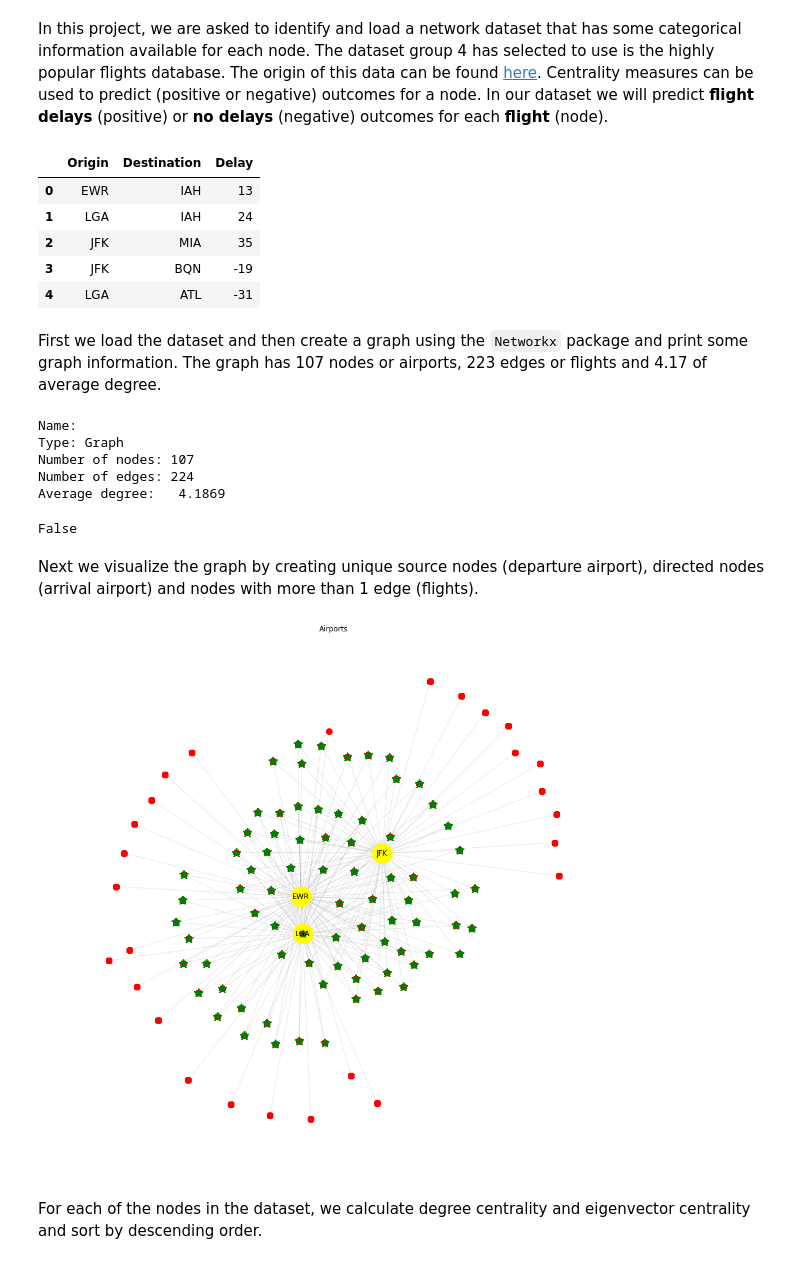
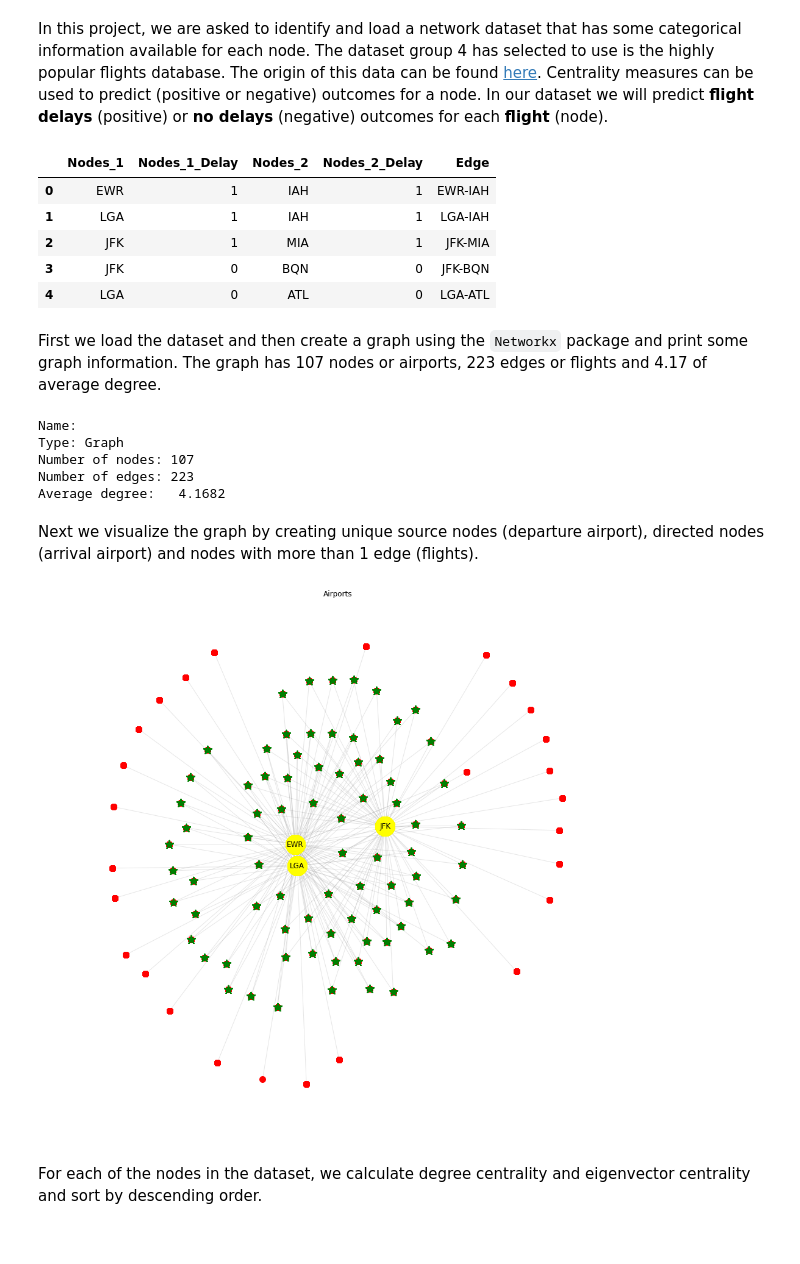
Before and after one commit to saayedalam/Web-Analytics, a Jupyter notebook: Project 1.ipynb, the cells around one changed output. Saved outputs shown, nothing was run; the diff lists cells and outputs as text; code cells hidden in the pictures.

```diff
--- a/Project 1.ipynb
+++ b/Project 1.ipynb
@@ -19,61 +19,56 @@ from networkx.algorithms import bipartite as bi
 In this project, we are asked to identify and load a network dataset that has some categorical information available for each node. The dataset group 4 has selected to use is the highly popular flights database. The origin of this data can be found [here](https://openflights.org/data.html). Centrality measures can be used to predict (positive or negative) outcomes for a node. In our dataset we will predict **flight delays** (positive) or **no delays** (negative) outcomes for each **flight** (node).
 # %%
 # load data
-airport = pd.read_csv("https://raw.githubusercontent.com/saayedalam/Data/master/Project1.1_data.csv")
+airport = pd.read_csv("https://raw.githubusercontent.com/saayedalam/Web-Analytics/master/Project1_data.csv")
 airport.head()
 # %% [output]
-|  | Origin | Destination | Delay |
-| 0 | EWR | IAH | 13 |
-| 1 | LGA | IAH | 24 |
-| 2 | JFK | MIA | 35 |
-| 3 | JFK | BQN | -19 |
-| 4 | LGA | ATL | -31 |
+|  | Nodes_1 | Nodes_1_Delay | Nodes_2 | Nodes_2_Delay | Edge |
+| 0 | EWR | 1 | IAH | 1 | EWR-IAH |
+| 1 | LGA | 1 | IAH | 1 | LGA-IAH |
+| 2 | JFK | 1 | MIA | 1 | JFK-MIA |
+| 3 | JFK | 0 | BQN | 0 | JFK-BQN |
+| 4 | LGA | 0 | ATL | 0 | LGA-ATL |
 # %% [markdown]
 First we load the dataset and then create a graph using the `Networkx` package and print some graph information. The graph has 107 nodes or airports, 223 edges or flights and 4.17 of average degree.
 # %%
 # load dataframe and print graph info
-G = nx.from_pandas_edgelist(airport, source = 'Origin', target = 'Destination', create_using = nx.Graph())
+G = nx.from_pandas_edgelist(airport, source = 'Nodes_1', target = 'Nodes_2', create_using = nx.Graph())
 print(nx.info(G))
 # %% [output]
 Name:
 Type: Graph
 Number of nodes: 107
-Number of edges: 224
-Average degree:   4.1869
+Number of edges: 223
+Average degree:   4.1682
-# %%
-print(bi.is_bipartite(G))
-# %% [output]
-False
 # %% [markdown]
 Next we visualize the graph by creating unique source nodes (departure airport), directed nodes (arrival airport) and nodes with more than 1 edge (flights).
 # %%
 # adjust figure size
 plt.figure(figsize=(16, 16))
 
 # create variables for visualization
 sp = nx.spring_layout(G)
-n1 = list(airport.Origin)
-n2 = list(airport.Destination)
+n1 = list(airport.Nodes_1)
+n2 = list(airport.Nodes_2)
 
 # draw source nodes
 nx.draw_networkx_nodes(G, sp, nodelist = n1, aplha = 0.2, node_size = 1000, node_color = 'yellow')
 
 # draw target nodes
 nx.draw_networkx_nodes(G, sp, nodelist = n2, node_color = 'red', node_size = 100)
 
 # draw similar nodes with more than 1 edge
 pop_airport = [n2 for n2 in n2 if G.degree(n2) > 1]
-nx.draw_networkx_nodes(G, sp, nodelist = pop_airport, node_color = 'green',
-                       node_shape = '*', node_size = 200)
+nx.draw_networkx_nodes(G, sp, nodelist = pop_airport, node_color = 'green', node_shape = '*', node_size = 200)
 nx.draw_networkx_edges(G, sp, width = 1, edge_color = "gray", alpha = 0.2)
 
 # add label
 nx.draw_networkx_labels(G, sp, labels = dict(zip(n1, n1)))
 plt.axis("off")
 plt.title("Airports")
 plt.show()
 # %% [output]
-[figure, old version]
+[figure, new version]
 # %% [markdown]
 For each of the nodes in the dataset, we calculate degree centrality and eigenvector centrality and sort by descending order.
 # %%
```
Also changed, not shown: parts of 13 cells of this notebook.
